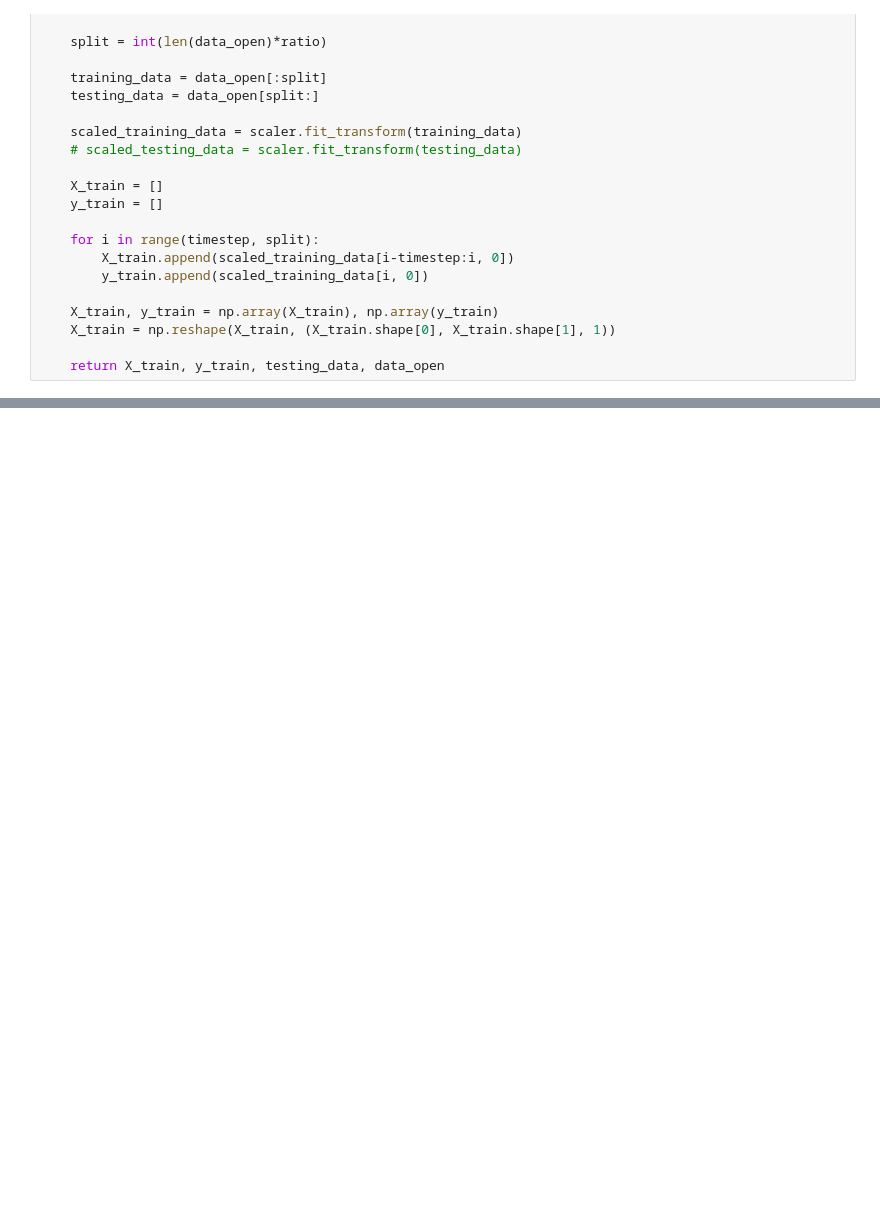
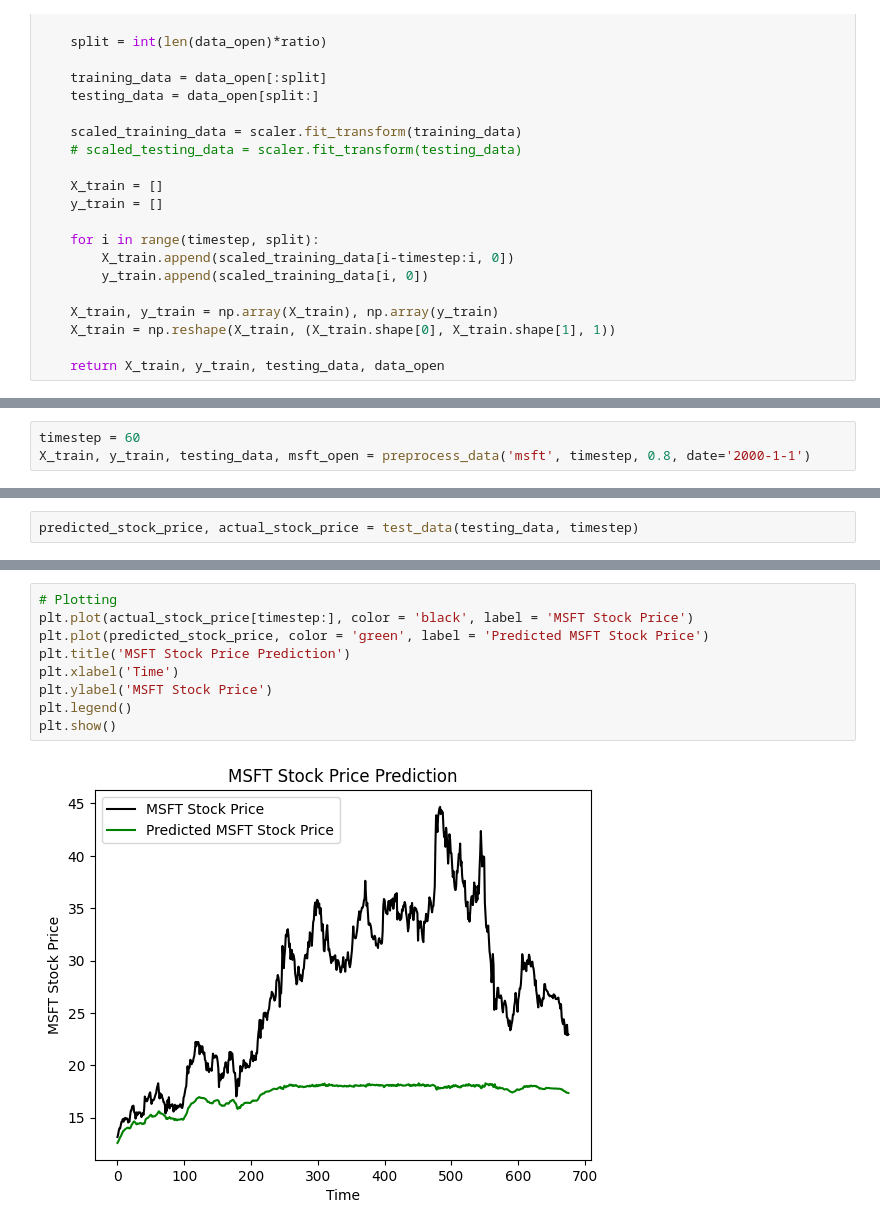
Before and after one commit to RussellChien/ECS171_Term-Project-Stock-Forecaster, a Jupyter notebook: Term_Project.ipynb, the cells around one changed output, grey strips where cells are left out. Drawn from its saved outputs; the diff is of its cells as text; blank space fills up the shorter version.

```diff
--- a/Term_Project.ipynb
+++ b/Term_Project.ipynb
@@ -388,0 +322,3 @@ plt.show()
+# %%
+timestep = 60
+X_train, y_train, testing_data, msft_open = preprocess_data('msft', timestep, 0.8, date='2000-1-1')
@@ -388,0 +351,2 @@ plt.show()
+# %%
+predicted_stock_price, actual_stock_price = test_data(testing_data, timestep)
@@ -388,0 +355,11 @@ plt.show()
+# %%
+# Plotting
+plt.plot(actual_stock_price[timestep:], color = 'black', label = 'MSFT Stock Price')
+plt.plot(predicted_stock_price, color = 'green', label = 'Predicted MSFT Stock Price')
+plt.title('MSFT Stock Price Prediction')
+plt.xlabel('Time')
+plt.ylabel('MSFT Stock Price')
+plt.legend()
+plt.show()
+# %% [output]
+[figure, added]
```
Also changed, not shown: parts of 33 cells of this notebook.
